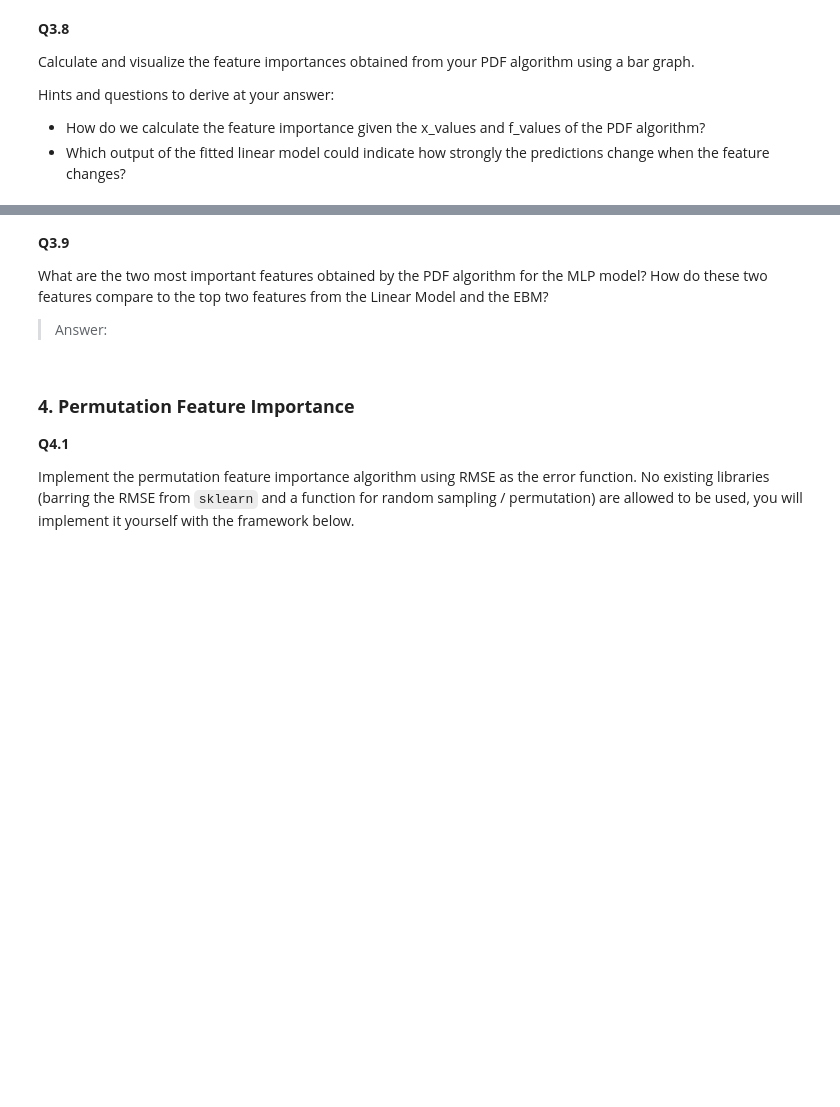
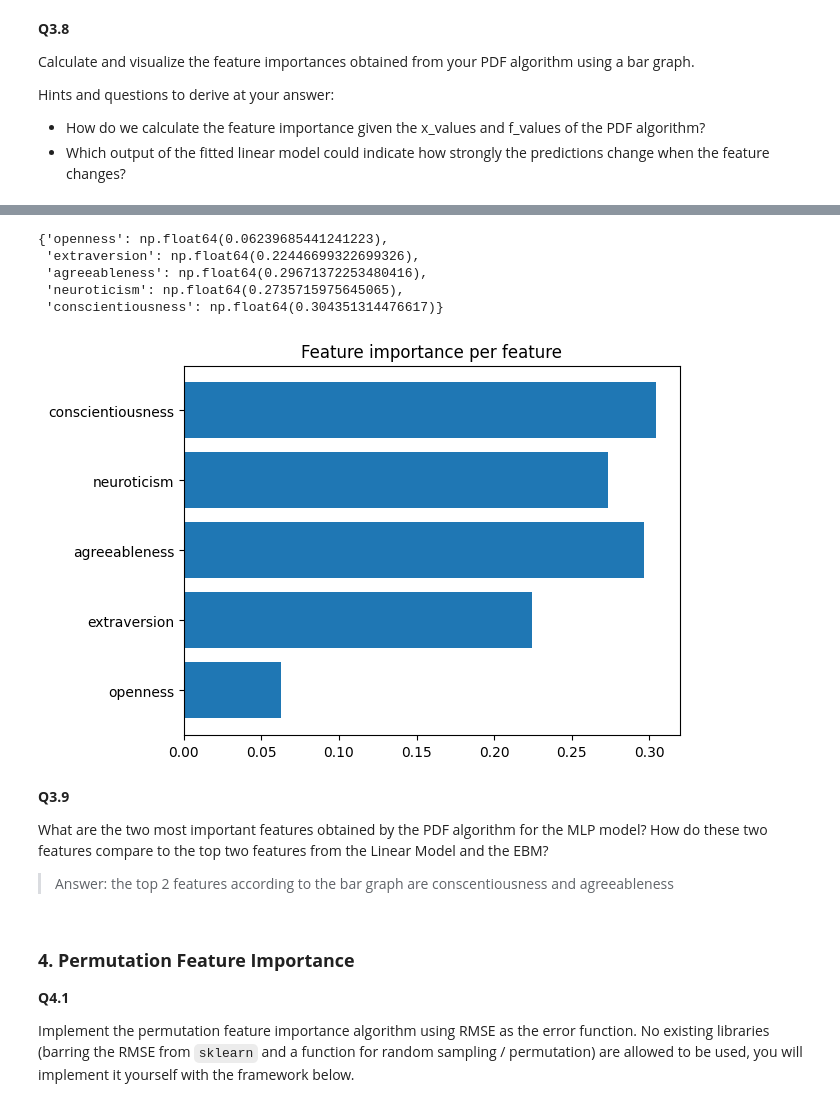
Before and after one commit to tkarab/HCML_assignments, a Jupyter notebook: Assignment 2/INFOMHCML_programming_assignment_explainability_2026_student.ipynb, the cells around one changed output, grey strips where cells are left out. Cells and saved outputs as stored; diff of their text form; code cells hidden in the pictures; blank space fills up the shorter version.

```diff
--- a/Assignment 2/INFOMHCML_programming_assignment_explainability_2026_student.ipynb
+++ b/Assignment 2/INFOMHCML_programming_assignment_explainability_2026_student.ipynb
@@ -143,5 +232,17 @@ Hint: You can print the summary of the model using `.summary()` to do this. This
 import statsmodels.api as sm
 
 # Your code to add a bias/intercept variable
+X = data[["openness",
+        "extraversion",
+        "agreeableness",
+        "neuroticism",
+        "conscientiousness"]]
+
+y = data["interview"]
+
+# Add intercept column
+X = sm.add_constant(X)
+
+X
 
 # Train the model and print out the summary
@@ -326,3 +544,11 @@ Hints and questions to derive at your answer:
 - Which output of the fitted linear model could indicate how strongly the predictions change when the feature changes?
 # %%
 # First calculate the x_values and f_values for each feature
+
+feature_pdf = {}
+
+for feature in FEATURE_NAMES:
+  x_values, f_values = PDF(train_features, model, feature)
+  feature_pdf[feature] = (x_values, f_values)
+
+# feature_pdf
@@ -333,14 +573,38 @@ from scipy.stats import linregress
+# %%
+from scipy.stats import linregress
+
+feature_importance_values = {}
+
+for feature in FEATURE_NAMES:
+  x_values, f_values = feature_pdf[feature]
+  slope, intercept = linregress(x_values, f_values)[:2]
+  feature_importance_values[feature] = slope
+
+feature_importance_values
+# %% [output]
+{'openness': np.float64(0.06239685441241223),
+ 'extraversion': np.float64(0.22446699322699326),
+ 'agreeableness': np.float64(0.29671372253480416),
+ 'neuroticism': np.float64(0.2735715975645065),
+ 'conscientiousness': np.float64(0.304351314476617)}
 # %%
 import matplotlib.pyplot as plt
 
 # now plot the feature importances in a bar graph (Hint: use plt.barh())
 FEATURE_NAMES = ['openness','extraversion', 'agreeableness', 'neuroticism','conscientiousness']
+
+plt.barh(FEATURE_NAMES, list(feature_importance_values.values()))
+plt.title("Feature importance per feature")
+plt.show()
+# %% [output]
+[figure, added]
 # %% [markdown]
 **Q3.9**
 
 What are the two most important features obtained by the PDF algorithm for the MLP model? How do these two features compare to the top two features from the Linear Model and the EBM?
 
 > Answer:
+> the top 2 features according to the bar graph are conscentiousness and agreeableness
 # %% [markdown]
 ### **4. Permutation Feature Importance**
 
```
Also changed, not shown: parts of 21 cells of this notebook.
